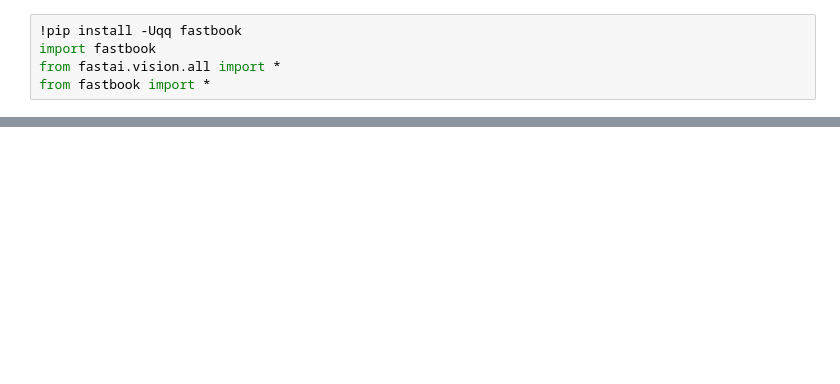
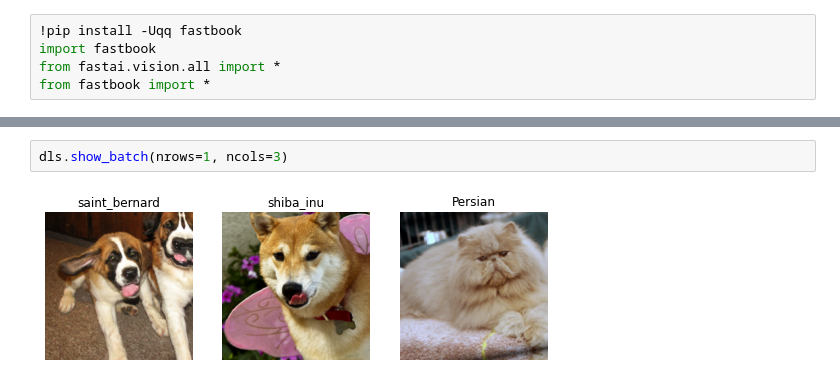
Before and after one commit to george-kan/fastai, a Jupyter notebook: Chapter5/Chapter_5_notes.ipynb, the cells around one changed output, grey strips where cells are left out. Drawn from its saved outputs; the diff is of its cells as text; blank space fills up the shorter version.

```diff
--- a/Chapter5/Chapter_5_notes.ipynb
+++ b/Chapter5/Chapter_5_notes.ipynb
@@ -38,0 +50,4 @@ dls = pets.dataloaders(path/"images")
+# %%
+dls.show_batch(nrows=1, ncols=3)
+# %% [output]
+[figure, added]
```
Also changed, not shown: parts of 24 cells of this notebook.
